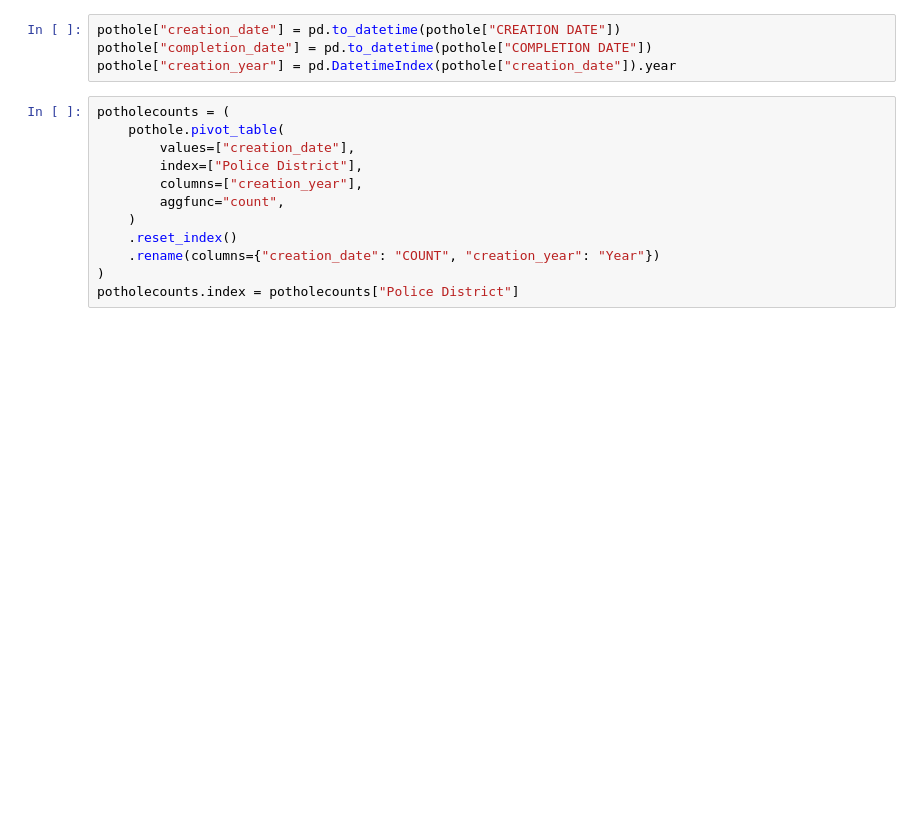
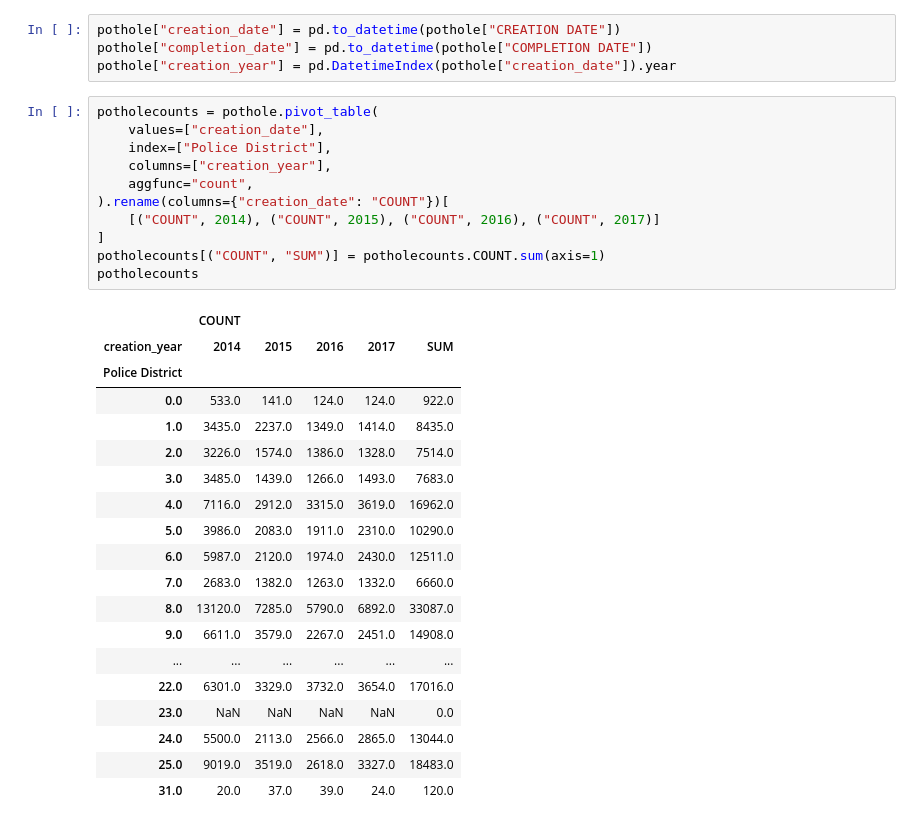
Before and after one commit to csridlen/Python-Project-1, a Jupyter notebook: code/arrestdata.ipynb, the cells around one changed output. Cells and saved outputs as stored; diff of their text form; blank space fills up the shorter version.

```diff
--- a/code/arrestdata.ipynb
+++ b/code/arrestdata.ipynb
@@ -118,14 +121,33 @@ pothole["creation_date"] = pd.to_datetime(pothole["CREATION DATE"])
 pothole["completion_date"] = pd.to_datetime(pothole["COMPLETION DATE"])
 pothole["creation_year"] = pd.DatetimeIndex(pothole["creation_date"]).year
 # %%
-potholecounts = (
-    pothole.pivot_table(
-        values=["creation_date"],
-        index=["Police District"],
-        columns=["creation_year"],
-        aggfunc="count",
-    )
-    .reset_index()
-    .rename(columns={"creation_date": "COUNT", "creation_year": "Year"})
-)
-potholecounts.index = potholecounts["Police District"]
+potholecounts = pothole.pivot_table(
+    values=["creation_date"],
+    index=["Police District"],
+    columns=["creation_year"],
+    aggfunc="count",
+).rename(columns={"creation_date": "COUNT"})[
+    [("COUNT", 2014), ("COUNT", 2015), ("COUNT", 2016), ("COUNT", 2017)]
+]
+potholecounts[("COUNT", "SUM")] = potholecounts.COUNT.sum(axis=1)
+potholecounts
+# %% [output]
+|  | COUNT |  |  |  |  |
+| creation_year | 2014 | 2015 | 2016 | 2017 | SUM |
+| Police District |  |  |  |  |  |
+| 0.0 | 533.0 | 141.0 | 124.0 | 124.0 | 922.0 |
+| 1.0 | 3435.0 | 2237.0 | 1349.0 | 1414.0 | 8435.0 |
+| 2.0 | 3226.0 | 1574.0 | 1386.0 | 1328.0 | 7514.0 |
+| 3.0 | 3485.0 | 1439.0 | 1266.0 | 1493.0 | 7683.0 |
+| 4.0 | 7116.0 | 2912.0 | 3315.0 | 3619.0 | 16962.0 |
+| 5.0 | 3986.0 | 2083.0 | 1911.0 | 2310.0 | 10290.0 |
+| 6.0 | 5987.0 | 2120.0 | 1974.0 | 2430.0 | 12511.0 |
+| 7.0 | 2683.0 | 1382.0 | 1263.0 | 1332.0 | 6660.0 |
+| 8.0 | 13120.0 | 7285.0 | 5790.0 | 6892.0 | 33087.0 |
+| 9.0 | 6611.0 | 3579.0 | 2267.0 | 2451.0 | 14908.0 |
+| ... | ... | ... | ... | ... | ... |
+| 22.0 | 6301.0 | 3329.0 | 3732.0 | 3654.0 | 17016.0 |
+| 23.0 | NaN | NaN | NaN | NaN | 0.0 |
+| 24.0 | 5500.0 | 2113.0 | 2566.0 | 2865.0 | 13044.0 |
+| 25.0 | 9019.0 | 3519.0 | 2618.0 | 3327.0 | 18483.0 |
+| 31.0 | 20.0 | 37.0 | 39.0 | 24.0 | 120.0 |
```
Also changed, not shown: parts of 9 cells of this notebook.
